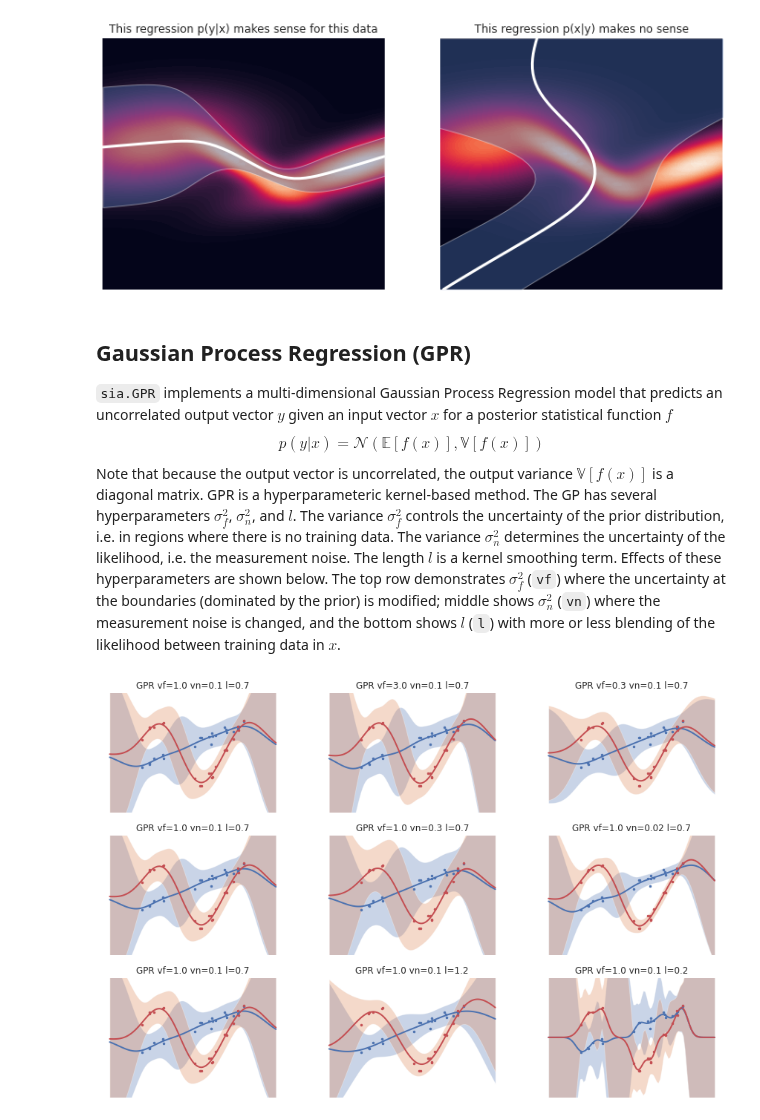
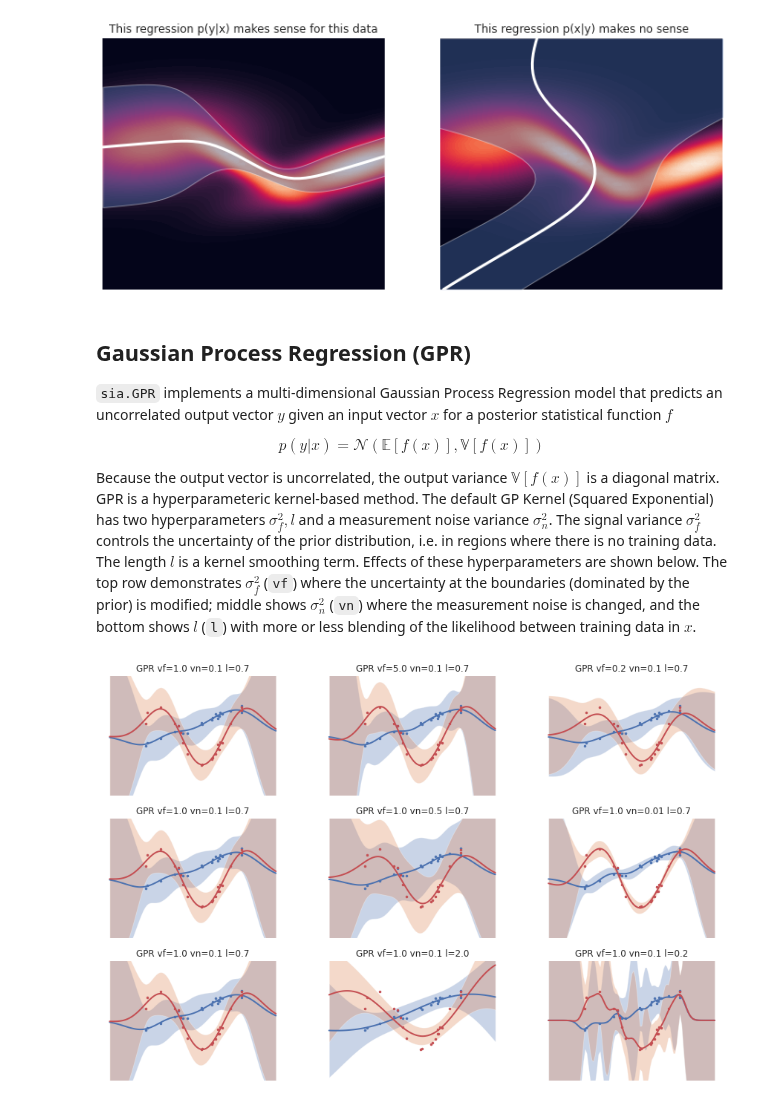
Before and after one commit to parkerowan/libsia, a Jupyter notebook: docs/notebooks/inference.ipynb, the cells around one changed output. Drawn from its saved outputs; the diff is of its cells as text; code cells hidden in the pictures.

```diff
--- a/docs/notebooks/inference.ipynb
+++ b/docs/notebooks/inference.ipynb
@@ -167,10 +187,12 @@ plt.show()
 ## Gaussian Process Regression (GPR)
 
 `sia.GPR` implements a multi-dimensional Gaussian Process Regression model that predicts an uncorrelated output vector $y$ given an input vector $x$ for a posterior statistical function $f$
+
 $$
 p(y|x) = \mathcal{N}(\mathbb{E}[f(x)], \mathbb{V}[f(x)])
 $$
-Note that because the output vector is uncorrelated, the output variance $\mathbb{V}[f(x)]$ is a diagonal matrix.  GPR is a  hyperparameteric kernel-based method.  The GP has several hyperparameters $\sigma_f^2$, $\sigma_n^2$, and $l$.  The variance $\sigma_f^2$ controls the uncertainty of the prior distribution, i.e. in regions where there is no training data.  The variance $\sigma_n^2$ determines the uncertainty of the likelihood, i.e. the measurement noise.  The length $l$ is a kernel smoothing term.  Effects of these hyperparameters are shown below.  The top row demonstrates $\sigma_f^2$ (`vf`) where the uncertainty at the boundaries (dominated by the prior) is modified; middle shows $\sigma_n^2$ (`vn`) where the measurement noise is changed, and the bottom shows $l$ (`l`) with more or less blending of the likelihood between training data in $x$.
+
+Because the output vector is uncorrelated, the output variance $\mathbb{V}[f(x)]$ is a diagonal matrix.  GPR is a  hyperparameteric kernel-based method.  The default GP Kernel (Squared Exponential) has two hyperparameters $\sigma_f^2, l$ and a measurement noise variance $\sigma_n^2$.  The signal variance $\sigma_f^2$ controls the uncertainty of the prior distribution, i.e. in regions where there is no training data.  The length $l$ is a kernel smoothing term.  Effects of these hyperparameters are shown below.  The top row demonstrates $\sigma_f^2$ (`vf`) where the uncertainty at the boundaries (dominated by the prior) is modified; middle shows $\sigma_n^2$ (`vn`) where the measurement noise is changed, and the bottom shows $l$ (`l`) with more or less blending of the likelihood between training data in $x$.
 # %%
 # Generate training data from underlying function
 xtrain = np.random.uniform(0, 4, 21)
@@ -180,36 +202,37 @@ ytrain = np.vstack((0.4 * xtrain - 0.5, np.sin(2 * xtrain))) + v
 # Plot the raw data
 f, ax = plt.subplots(nrows=3, ncols=3, figsize=(15, 10))
 ax = ax.flat
 sns.despine(f, left=True, bottom=True)
 
 # Evaluate several choices of hyper parameters
-varf   = [1.0, 3.0, 0.3, 1.0, 1.0, 1.0, 1.0, 1.0, 1.0]
-varn   = [0.1, 0.1, 0.1, 0.1, 0.3, 0.02, 0.1, 0.1, 0.1]
-length = [0.7, 0.7, 0.7, 0.7, 0.7, 0.7, 0.7, 1.2, 0.2]
+varf   = [1.0, 5.0, 0.2, 1.0, 1.0, 1.0, 1.0, 1.0, 1.0]
+varn   = [0.1, 0.1, 0.1, 0.1, 0.5, 0.01, 0.1, 0.1, 0.1]
+length = [0.7, 0.7, 0.7, 0.7, 0.7, 0.7, 0.7, 2.0, 0.2]
 
 for i in range(len(ax)):
     # Create the GPR object
-    gpr = sia.GPR(np.array([xtrain]), ytrain, varn=varn[i], varf=varf[i], length=length[i])
+    params = np.array([length[i], varf[i]])
+    gpr = sia.GPR(np.array([xtrain]), ytrain, hyperparameters=params, noise_variance=varn[i])
 
     # Evaluate it
     xtest = np.linspace(-1, 5, 101)
     gpr_mu = np.zeros((2, len(xtest)))
     gpr_sig = np.zeros((2, len(xtest)))
     for k in range(len(xtest)):
         gaussian = gpr.predict(np.array([xtest[k]]))
         gpr_mu[:, k] = gaussian.mean()
         gpr_sig[:, k] = np.sqrt(np.diag(gaussian.covariance()))
 
     # Plot the belief for each axis and overlay the training data
     ax[i].fill_between(xtest, gpr_mu[0, :] + 3 * gpr_sig[0, :], gpr_mu[0, :] - 3 * gpr_sig[0, :],  alpha=0.3)
     ax[i].plot(xtest, gpr_mu[0, :], 'b', lw=2)
     ax[i].fill_between(xtest, gpr_mu[1, :] + 3 * gpr_sig[1, :], gpr_mu[1, :] - 3 * gpr_sig[1, :],  alpha=0.3)
     ax[i].plot(xtest, gpr_mu[1, :], 'r', lw=2)
     ax[i].plot(xtrain, ytrain[0, :], '.b', ms=5)
     ax[i].plot(xtrain, ytrain[1, :], '.r', ms=5)
     ax[i].set_ylim((-2, 2))
     ax[i].axis("off")
     ax[i].set_title("GPR vf={} vn={} l={}".format(varf[i], varn[i], length[i]));
 # %% [output]
-[figure, old version]
+[figure, new version]
 # %% [markdown]
```
Also changed, not shown: parts of 12 cells of this notebook, 10 other files.
